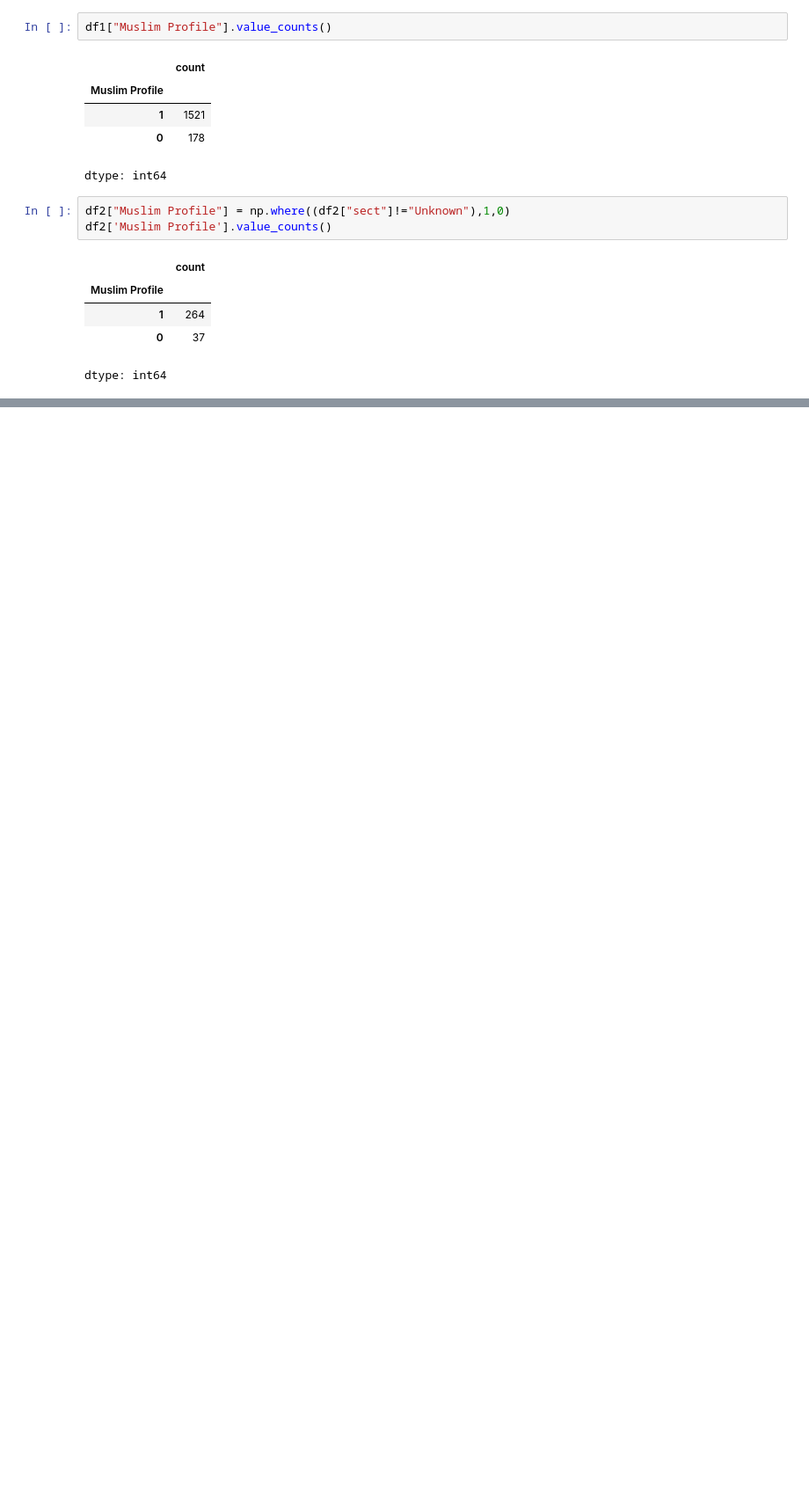
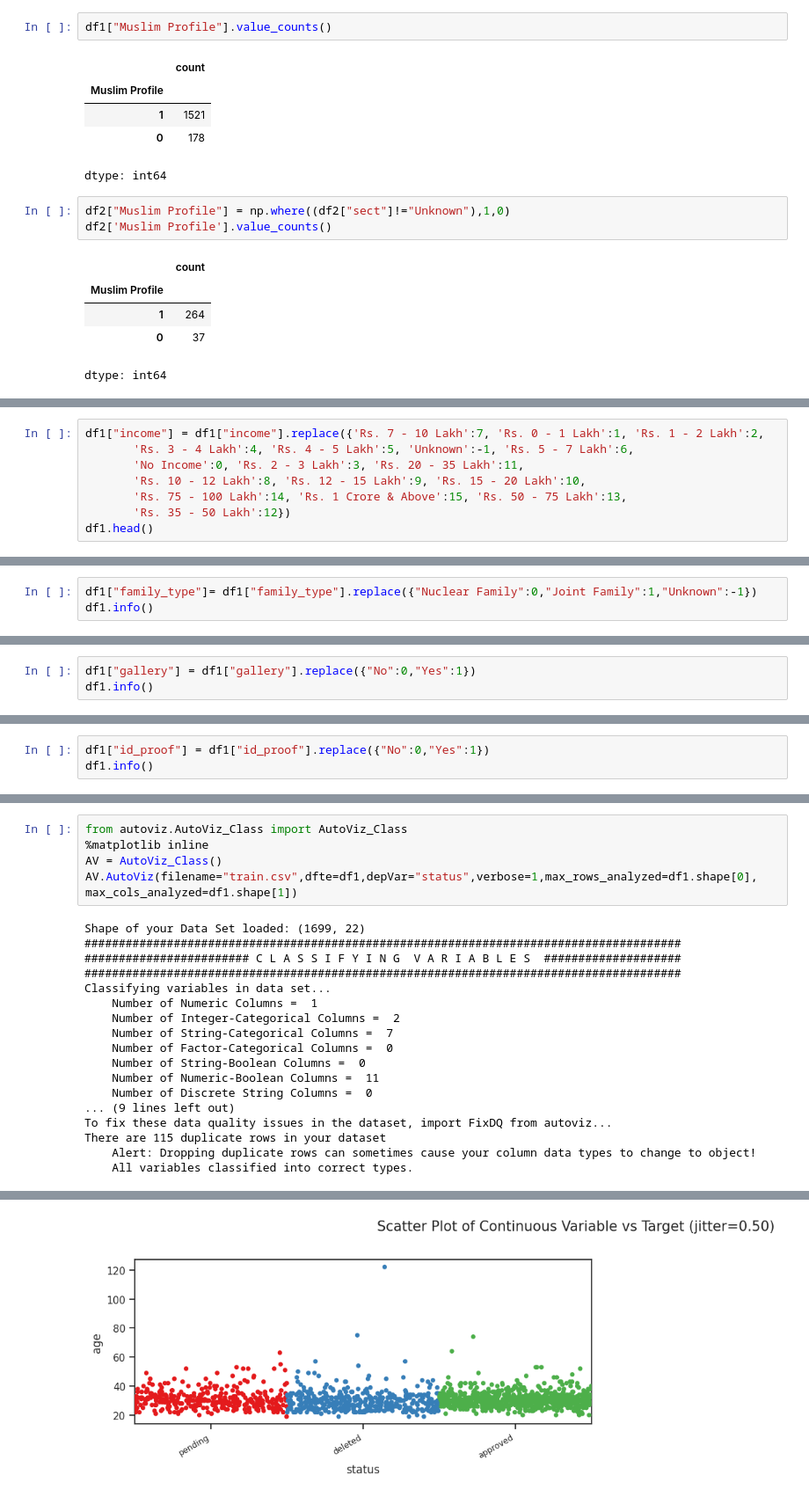
Before and after one commit to Shivani8780/CRIME-PREDICTION, a Jupyter notebook: Matrimonial-Profile.ipynb, the cells around one changed output, grey strips where cells are left out. Shown at 88% size. Drawn from its saved outputs; the diff is of its cells as text; blank space fills up the shorter version.

```diff
--- a/Matrimonial-Profile.ipynb
+++ b/Matrimonial-Profile.ipynb
@@ -565,0 +910,8 @@ dtype: int64
+# %%
+df1["income"] = df1["income"].replace({'Rs. 7 - 10 Lakh':7, 'Rs. 0 - 1 Lakh':1, 'Rs. 1 - 2 Lakh':2,
+       'Rs. 3 - 4 Lakh':4, 'Rs. 4 - 5 Lakh':5, 'Unknown':-1, 'Rs. 5 - 7 Lakh':6,
+       'No Income':0, 'Rs. 2 - 3 Lakh':3, 'Rs. 20 - 35 Lakh':11,
+       'Rs. 10 - 12 Lakh':8, 'Rs. 12 - 15 Lakh':9, 'Rs. 15 - 20 Lakh':10,
+       'Rs. 75 - 100 Lakh':14, 'Rs. 1 Crore & Above':15, 'Rs. 50 - 75 Lakh':13,
+       'Rs. 35 - 50 Lakh':12})
+df1.head()
@@ -565,0 +1007,3 @@ dtype: int64
+# %%
+df1["family_type"]= df1["family_type"].replace({"Nuclear Family":0,"Joint Family":1,"Unknown":-1})
+df1.info()
@@ -565,0 +1049,3 @@ dtype: int64
+# %%
+df1["gallery"] = df1["gallery"].replace({"No":0,"Yes":1})
+df1.info()
@@ -565,0 +1091,3 @@ dtype: int64
+# %%
+df1["id_proof"] = df1["id_proof"].replace({"No":0,"Yes":1})
+df1.info()
@@ -565,0 +1153,23 @@ dtype: int64
+# %%
+from autoviz.AutoViz_Class import AutoViz_Class
+%matplotlib inline
+AV = AutoViz_Class()
+AV.AutoViz(filename="train.csv",dfte=df1,depVar="status",verbose=1,max_rows_analyzed=df1.shape[0], max_cols_analyzed=df1.shape[1])
+# %% [output]
+Shape of your Data Set loaded: (1699, 22)
+#######################################################################################
+######################## C L A S S I F Y I N G  V A R I A B L E S  ####################
+#######################################################################################
+Classifying variables in data set...
+    Number of Numeric Columns =  1
+    Number of Integer-Categorical Columns =  2
+    Number of String-Categorical Columns =  7
+    Number of Factor-Categorical Columns =  0
+    Number of String-Boolean Columns =  0
+    Number of Numeric-Boolean Columns =  11
+    Number of Discrete String Columns =  0
+... (9 lines left out)
+To fix these data quality issues in the dataset, import FixDQ from autoviz...
+There are 115 duplicate rows in your dataset
+    Alert: Dropping duplicate rows can sometimes cause your column data types to change to object!
+    All variables classified into correct types.
@@ -565,0 +1193 @@ dtype: int64
+[figure, added]
```
Also changed, not shown: parts of 57 cells of this notebook.
